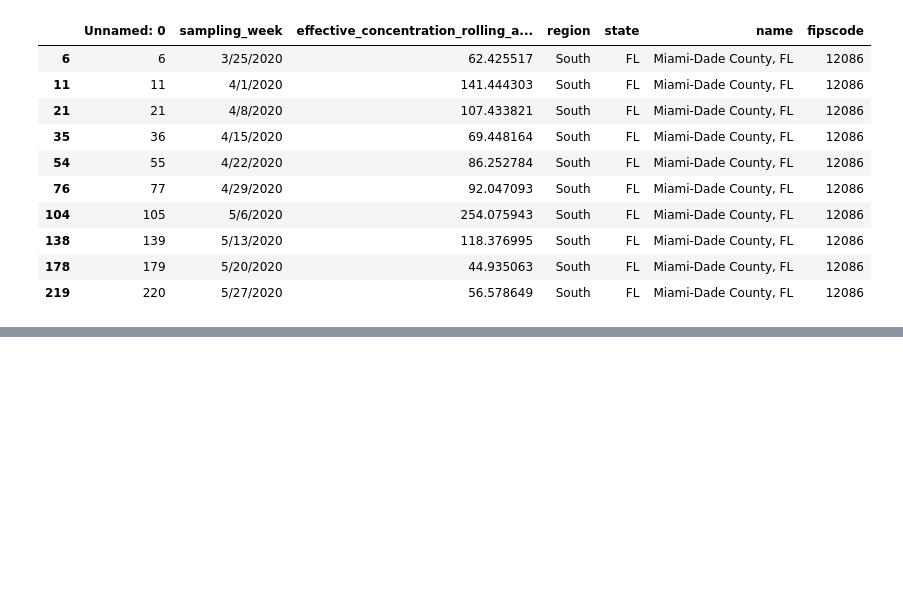
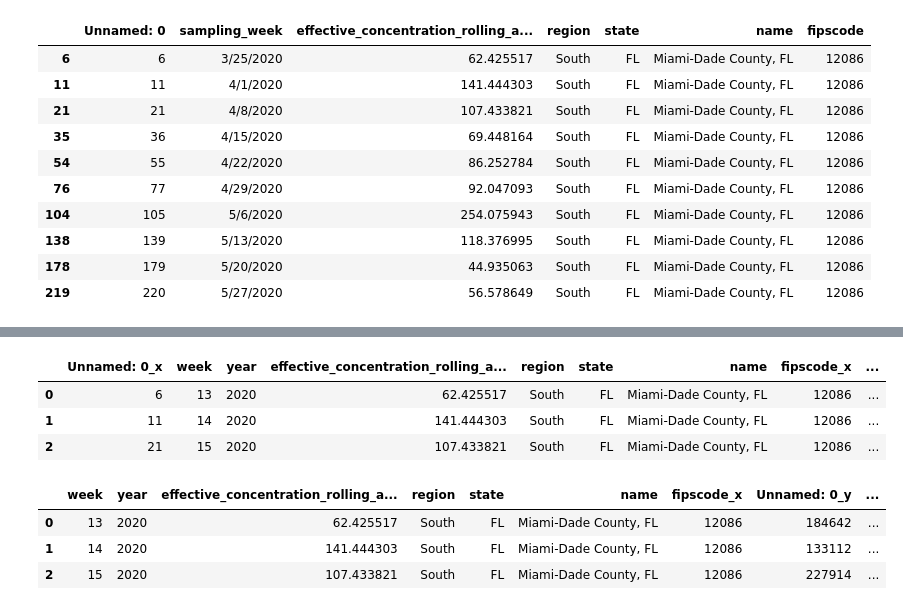
Before and after one commit to ianakt/Covid-and-the-Housing-Market, a Jupyter notebook: Waste_water_data_from_BioBot_with_jnotebook/Waste_water_group_by.ipynb, the cells around one changed output, grey strips where cells are left out. Cells and saved outputs as stored; diff of their text form; code cells hidden in the pictures; blank space fills up the shorter version.

```diff
--- a/Waste_water_data_from_BioBot_with_jnotebook/Waste_water_group_by.ipynb
+++ b/Waste_water_data_from_BioBot_with_jnotebook/Waste_water_group_by.ipynb
@@ -149,0 +172,16 @@ fig.show()
+# %%
+Cases_and_RNA = Cases_and_RNA.drop(columns = "sampling_week")
+Cases_and_RNA.head(3)
+# %% [output]
+|  | Unnamed: 0_x | week | year | effective_concentration_rolling_a... | region | state | name | fipscode_x | ... |
+| 0 | 6 | 13 | 2020 | 62.425517 | South | FL | Miami-Dade County, FL | 12086 | ... |
+| 1 | 11 | 14 | 2020 | 141.444303 | South | FL | Miami-Dade County, FL | 12086 | ... |
+| 2 | 21 | 15 | 2020 | 107.433821 | South | FL | Miami-Dade County, FL | 12086 | ... |
+# %%
+Cases_and_RNA = Cases_and_RNA.drop(columns = "Unnamed: 0_x")
+Cases_and_RNA.head(3)
+# %% [output]
+|  | week | year | effective_concentration_rolling_a... | region | state | name | fipscode_x | Unnamed: 0_y | ... |
+| 0 | 13 | 2020 | 62.425517 | South | FL | Miami-Dade County, FL | 12086 | 184642 | ... |
+| 1 | 14 | 2020 | 141.444303 | South | FL | Miami-Dade County, FL | 12086 | 133112 | ... |
+| 2 | 15 | 2020 | 107.433821 | South | FL | Miami-Dade County, FL | 12086 | 227914 | ... |
```
Also changed, not shown: parts of 12 cells of this notebook.
